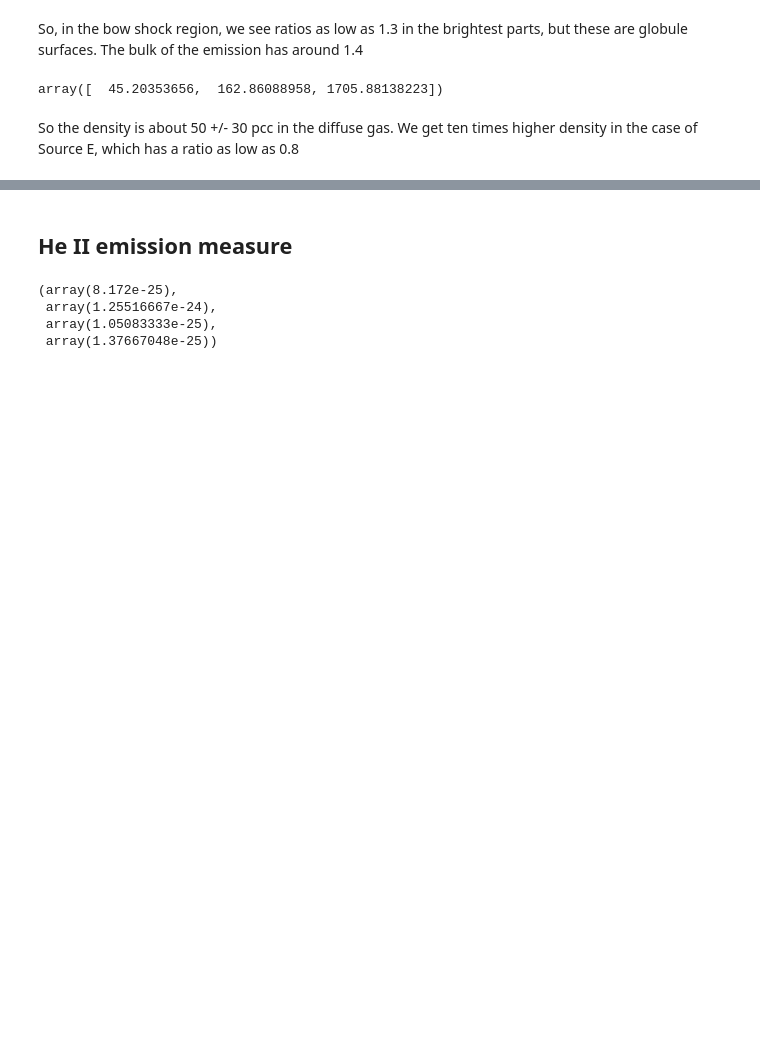
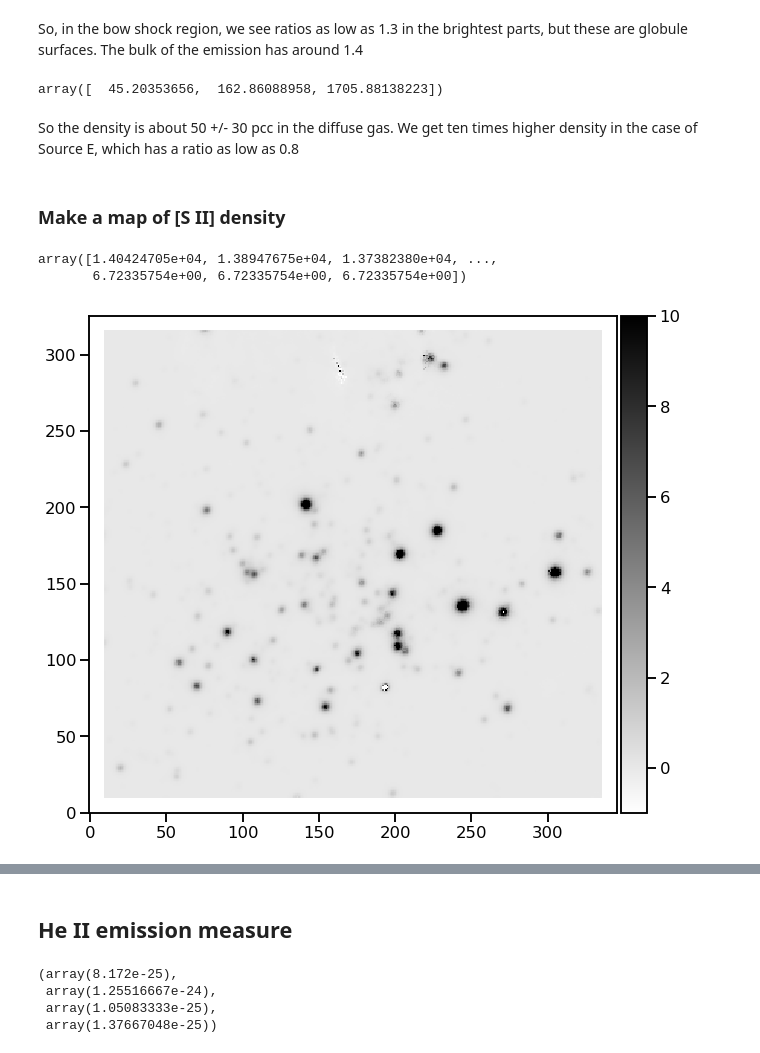
Before and after one commit to will-henney/muse-hii-regions, a Jupyter notebook: notebooks/01-02-yet-more-line-ratios.ipynb, the cells around one changed output, grey strips where cells are left out. Saved outputs shown, nothing was run; the diff lists cells and outputs as text; code cells hidden in the pictures; blank space fills up the shorter version.

```diff
--- a/notebooks/01-02-yet-more-line-ratios.ipynb
+++ b/notebooks/01-02-yet-more-line-ratios.ipynb
@@ -220,3 +220,5 @@ s2.getTemDen([1.4, 1.3, 0.8], tem=12000, wave1=6716, wave2=6731)
 array([  45.20353656,  162.86088958, 1705.88138223])
 # %% [markdown]
 So the density is about 50 +/- 30 pcc in the diffuse gas.  We get ten times higher density in the case of Source E, which has a ratio as low as 0.8
+# %% [markdown]
+### Make a map of [S II] density
@@ -222,0 +228,12 @@ So the density is about 50 +/- 30 pcc in the diffuse gas.  We get ten times high
+# %%
+n_s2_grid
+# %% [output]
+array([1.40424705e+04, 1.38947675e+04, 1.37382380e+04, ...,
+       6.72335754e+00, 6.72335754e+00, 6.72335754e+00])
+# %%
+iew6716 = imcont / (1.25 * im6716)
+# %%
+fig, ax = plt.subplots(figsize=(10, 10))
+iew6716.plot(colorbar="v", cmap="gray_r", scale="linear", vmin=-1.0, vmax=10.);
+# %% [output]
+[figure, added]
```
Also changed, not shown: parts of 14 cells of this notebook, 10 other files.
